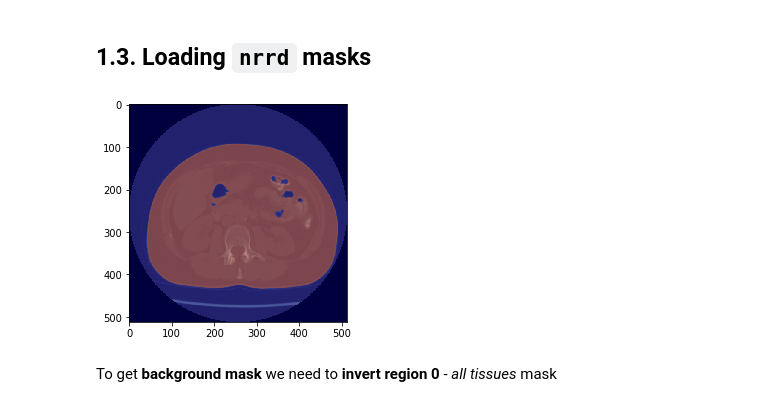
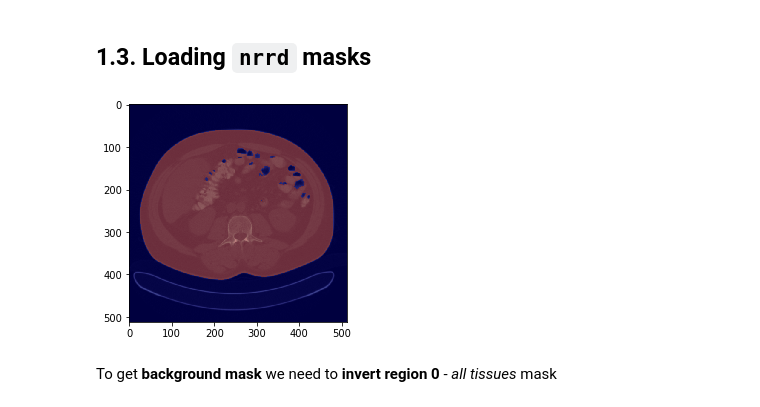
Before and after one commit to crusher083/sarcopenAI, a Jupyter notebook: image-import.ipynb, the cells around one changed output. Cells and saved outputs as stored; diff of their text form; code cells hidden in the pictures.

```diff
--- a/image-import.ipynb
+++ b/image-import.ipynb
@@ -93,16 +101,16 @@ def load_nrrd(nrrd_list: List[str]) -> np.ndarray:
         data, header = nrrd.read(filename)
         nrrd_array[nrrd_list.index(filename), :, :] = data.T
 
-    return nrrd_array
+    return nrrd_array[:, :, :, np.newaxis]
 # %%
 mask={}
 # %%
 region_0 = load_nrrd(nrrd_list(data, 'region 0'))
 # %%
-plt.imshow(dcm_array[0, :, :], cmap=plt.cm.bone, interpolation='nearest')
-plt.imshow(region_0[0, :, :], cmap='jet', alpha=0.5, interpolation='nearest');
+plt.imshow(dcm_array[2, :, :, 0], cmap=plt.cm.bone, interpolation='nearest')
+plt.imshow(region_0[2, :, :, 0], cmap='jet', alpha=0.5, interpolation='nearest');
 # %% [output]
-[figure, old version]
+[figure, new version]
 # %% [markdown]
 To get **background mask** we need to **invert region 0** - *all tissues* mask
 # %%
```
Also changed, not shown: parts of 14 cells of this notebook, 1 other file.
